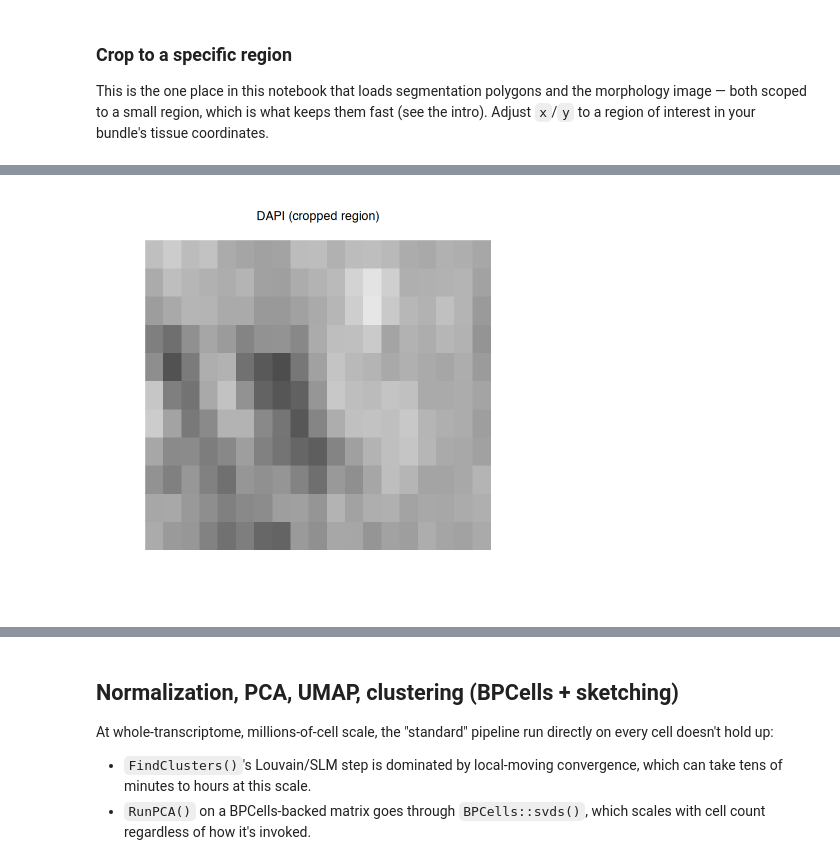
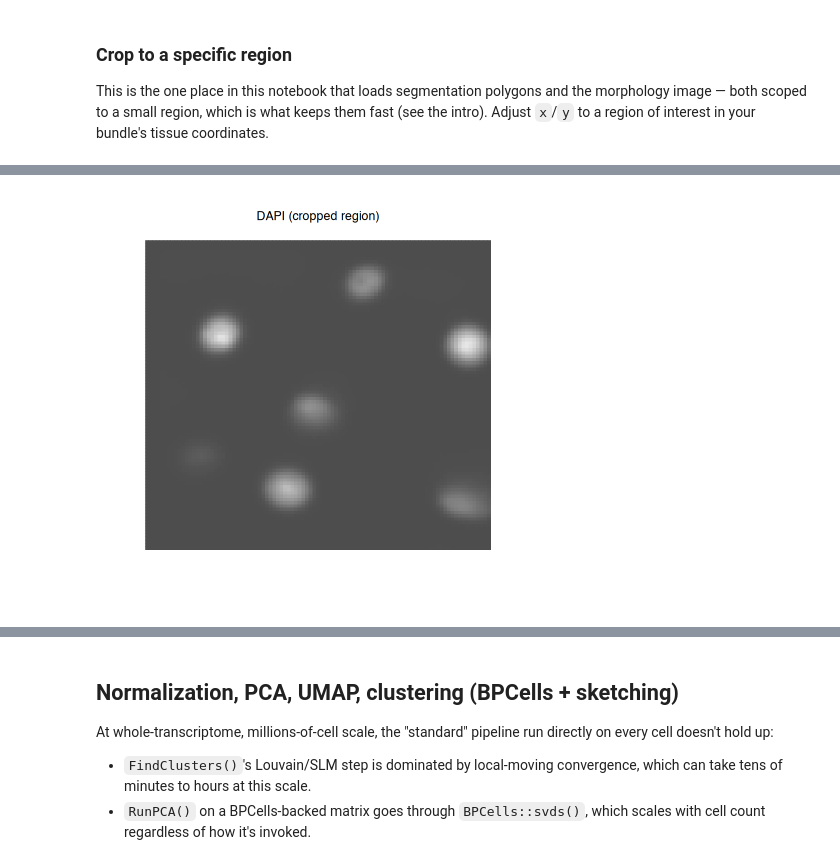
Before and after one commit to 10XGenomics/seurat, a Jupyter notebook: notebooks/atera_example.ipynb, the cells around one changed output, grey strips where cells are left out. Drawn from its saved outputs; the diff is of its cells as text; code cells hidden in the pictures.

```diff
--- a/notebooks/atera_example.ipynb
+++ b/notebooks/atera_example.ipynb
@@ -123,8 +128,8 @@ setThreads(8)
 # %% [markdown]
 ## Load data
 # %%
-BUNDLE_PATH <- "/Users/stephen.williams/git/spatialdata_data/big_sample"
-CACHE_DIR <- "/Users/stephen.williams/git/spatialdata_data/atera_bpcells_cache"
+BUNDLE_PATH <- "/path/to/tiny_atera_dataset"
+CACHE_DIR <- "/path/to/atera_bpcells_cache"
 
 atera.obj <- LoadAtera(
   data.dir = BUNDLE_PATH,
@@ -307,17 +356,17 @@ ImageDimPlot(
 # %%
 # DAPI morphology image, read directly for just this crop's region (micron
 # coordinates) rather than via LoadAtera(morphology.image = TRUE), which would decode
 # a whole-bundle plane eagerly on every call.
 dapi.crop <- Seurat:::.AteraReadMorphologyImage(
   data.dir = BUNDLE_PATH,
   channel = "dapi",
-  region = list(x = c(3500, 4000), y = c(2000, 3000))
+  region = list(x = c(0, 20), y = c(0, 20))
 )
 image(
   t(dapi.crop$image)[, rev(seq_len(nrow(dapi.crop$image)))],
   col = grey.colors(256),
   axes = FALSE,
   main = "DAPI (cropped region)"
 )
 # %% [output]
-[figure, old version]
+[figure, new version]
```
Also changed, not shown: parts of 23 cells of this notebook.
